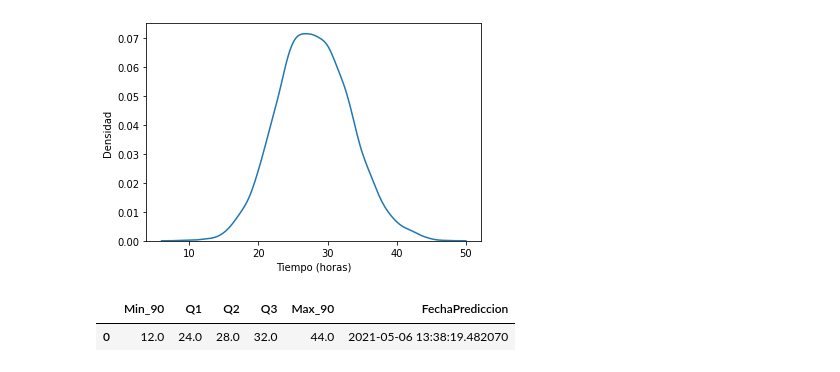
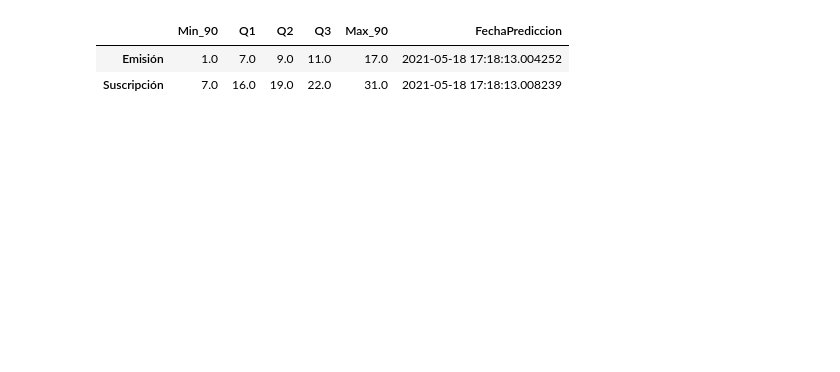
Before and after one commit to ludwigregalado/EmisionSuscripcion, a Jupyter notebook: DataModeling_No_TimeChange.ipynb, the cells around one changed output. Cells and saved outputs as stored; diff of their text form; code cells hidden in the pictures; blank space fills up the shorter version.

```diff
--- a/DataModeling_No_TimeChange.ipynb
+++ b/DataModeling_No_TimeChange.ipynb
@@ -115,0 +133,5 @@ plt.show()
+# %%
+with modelE:
+    posterior_predictiveE= pm.fast_sample_posterior_predictive(traceE)
+with modelS:
+    posterior_predictiveS= pm.fast_sample_posterior_predictive(traceS)
@@ -116,21 +171,28 @@ plt.show()
 # %%
-IQRx1_5 = 1.5*(np.quantile(posterior_predictive["obs"][:,0], 0.75)-np.quantile(posterior_predictive["obs"][:,0], 0.25))
-prediccion = pd.DataFrame(np.array([[np.quantile(posterior_predictive["obs"][:,0], 0.25)-IQRx1_5
-                          , np.quantile(posterior_predictive["obs"][:,0], 0.25)
-                          , np.quantile(posterior_predictive["obs"][:,0], 0.50)
-                          , np.quantile(posterior_predictive["obs"][:,0], 0.75)
-                          , np.quantile(posterior_predictive["obs"][:,0], 0.75)+IQRx1_5]]),
-                          columns = ["Min_90", "Q1", "Q2", "Q3", "Max_90"])
-prediccion["FechaPrediccion"]= datetime.datetime.today()
+# Emisión
+IQRx1_5E = 1.5*(np.quantile(posterior_predictiveE["obs"][:,0], 0.75)-np.quantile(posterior_predictiveE["obs"][:,0], 0.25))
+prediccionE = pd.DataFrame(np.array([[np.quantile(posterior_predictiveE["obs"][:,0], 0.25)-IQRx1_5E
+                          , np.quantile(posterior_predictiveE["obs"][:,0], 0.25)
+                          , np.quantile(posterior_predictiveE["obs"][:,0], 0.50)
+                          , np.quantile(posterior_predictiveE["obs"][:,0], 0.75)
+                          , np.quantile(posterior_predictiveE["obs"][:,0], 0.75)+IQRx1_5E]])
+                          , columns = ["Min_90", "Q1", "Q2", "Q3", "Max_90"]
+                          , index = ["Emisión"])
+prediccionE["FechaPrediccion"]= datetime.today()
+
+# Suscripción
+IQRx1_5S = 1.5*(np.quantile(posterior_predictiveS["obs"][:,0], 0.75)-np.quantile(posterior_predictiveS["obs"][:,0], 0.25))
+prediccionS = pd.DataFrame(np.array([[np.quantile(posterior_predictiveS["obs"][:,0], 0.25)-IQRx1_5S
+                          , np.quantile(posterior_predictiveS["obs"][:,0], 0.25)
+                          , np.quantile(posterior_predictiveS["obs"][:,0], 0.50)
+                          , np.quantile(posterior_predictiveS["obs"][:,0], 0.75)
+                          , np.quantile(posterior_predictiveS["obs"][:,0], 0.75)+IQRx1_5S]])
+                          , columns = ["Min_90", "Q1", "Q2", "Q3", "Max_90"]
+                          , index = ["Suscripción"])
+prediccionS["FechaPrediccion"]= datetime.today()
+
+pd.concat([prediccionE, prediccionS])
+# %% [output]
+|  | Min_90 | Q1 | Q2 | Q3 | Max_90 | FechaPrediccion |
+| Emisión | 1.0 | 7.0 | 9.0 | 11.0 | 17.0 | 2021-05-18 17:18:13.004252 |
+| Suscripción | 7.0 | 16.0 | 19.0 | 22.0 | 31.0 | 2021-05-18 17:18:13.008239 |
-# %%
-sns.kdeplot(posterior_predictive["obs"][:,0])
-plt.xlabel("Tiempo (horas)")
-plt.ylabel("Densidad")
-plt.show()
-# %% [output]
-[figure, removed]
-# %%
-prediccion
-# %% [output]
-|  | Min_90 | Q1 | Q2 | Q3 | Max_90 | FechaPrediccion |
-| 0 | 12.0 | 24.0 | 28.0 | 32.0 | 44.0 | 2021-05-06 13:38:19.482070 |
```
Also changed, not shown: parts of 26 cells of this notebook.
